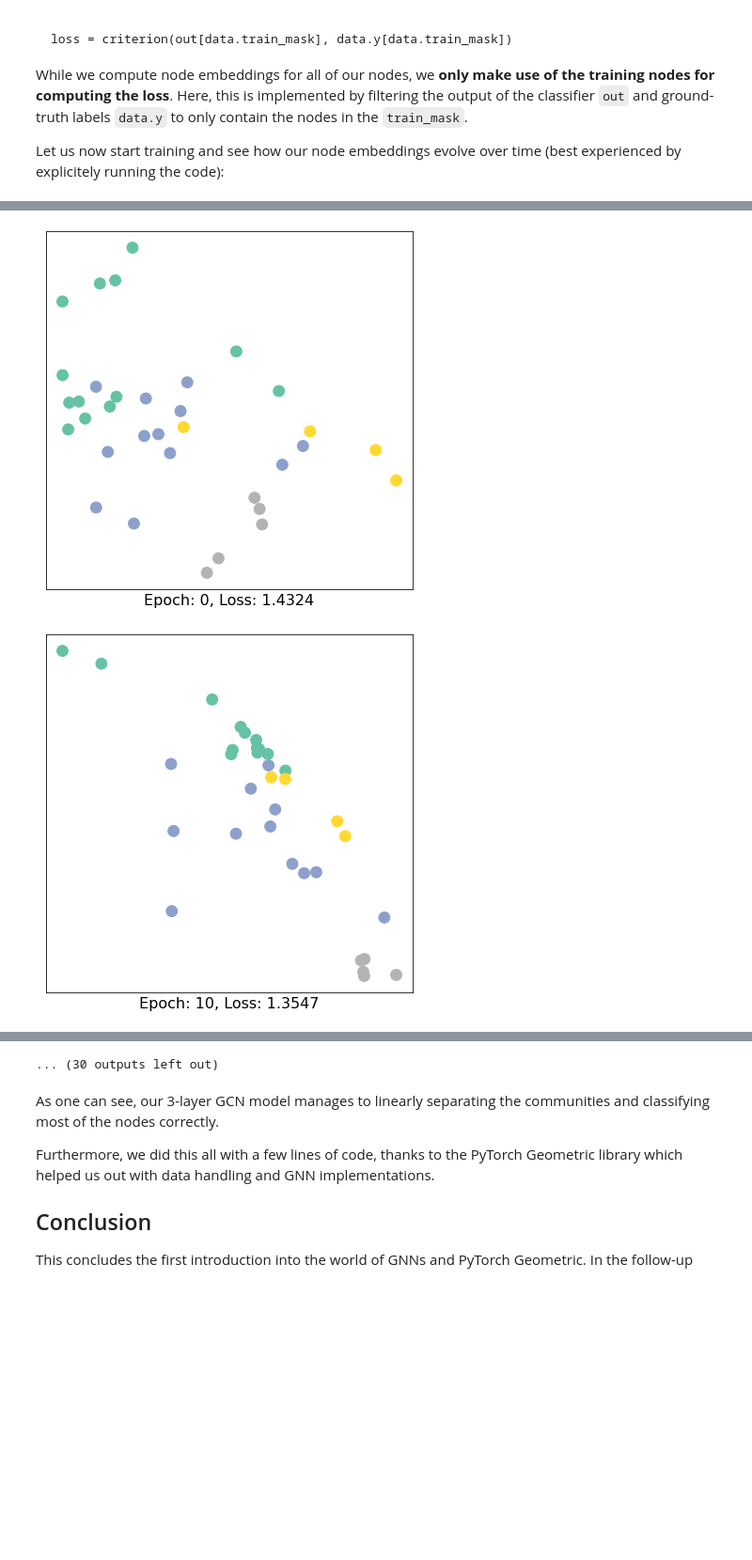
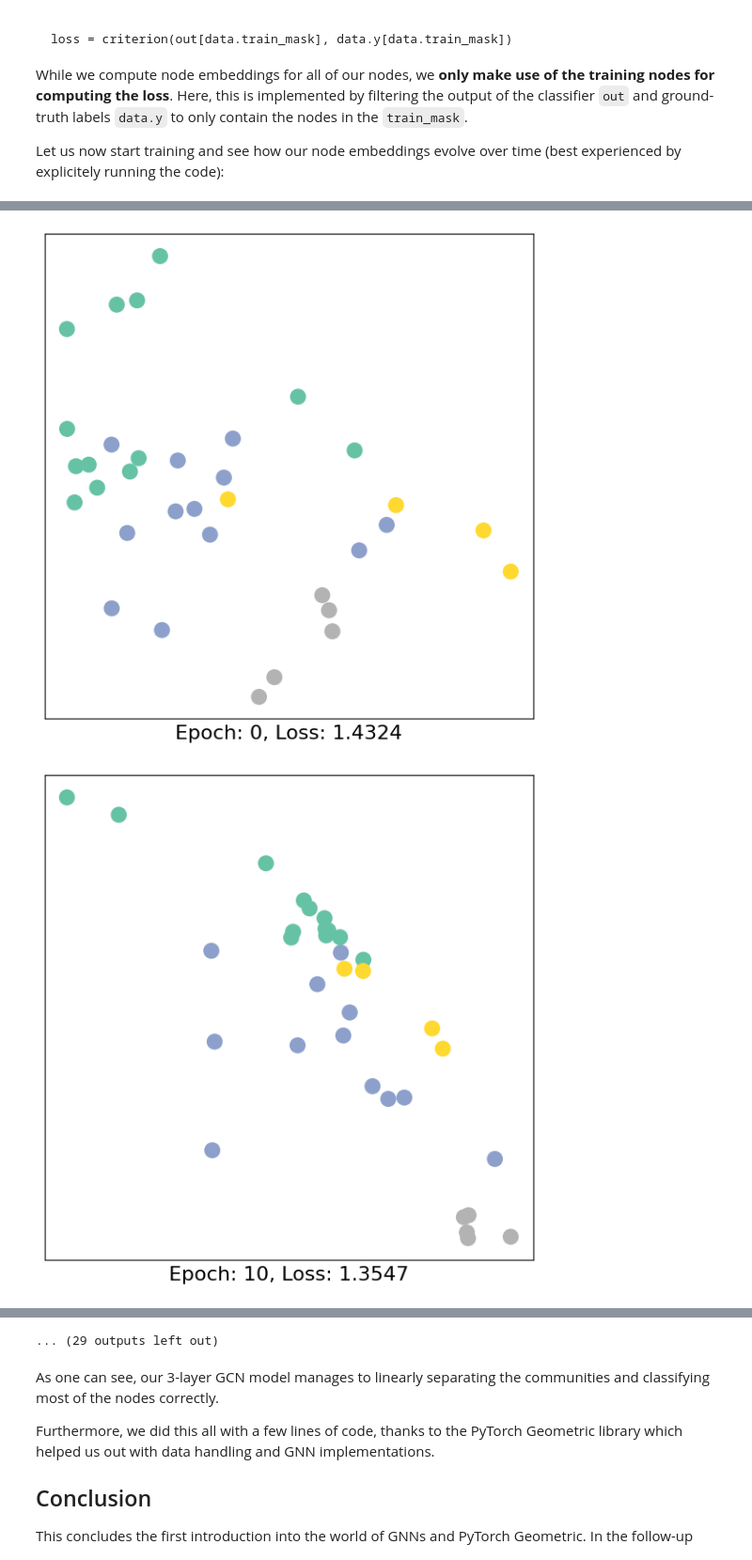
Before and after one commit to AkashHiregange/personal_projects, a Jupyter notebook: GNN/GCN_karate_club/karate_club_clustering.ipynb, the cells around one changed output, grey strips where cells are left out. Shown at 94% size. Drawn from its saved outputs; the diff is of its cells as text; code cells hidden in the pictures; blank space fills up the shorter version.

```diff
--- a/GNN/GCN_karate_club/karate_club_clustering.ipynb
+++ b/GNN/GCN_karate_club/karate_club_clustering.ipynb
@@ -266,8 +268,8 @@ Here, this is implemented by filtering the output of the classifier `out` and gr
 Let us now start training and see how our node embeddings evolve over time (best experienced by explicitely running the code):
 # %%
 import time
-from IPython.display import Javascript  # Restrict height of output cell.
-display(Javascript('''google.colab.output.setIframeHeight(0, true, {maxHeight: 430})'''))
+# from IPython.display import Javascript  # Restrict height of output cell.
+# display(Javascript('''google.colab.output.setIframeHeight(0, true, {maxHeight: 430})'''))
 
 model = GCN()
 criterion = torch.nn.CrossEntropyLoss()  # Define loss criterion.
@@ -291,2 +292,2 @@ for epoch in range(401):
-[figure, old version]
+[figure, new version]
-[figure, old version]
+[figure, new version]
@@ -302,4 +304,4 @@ for epoch in range(401):
-... (30 outputs left out)
+... (29 outputs left out)
 # %% [markdown]
 As one can see, our 3-layer GCN model manages to linearly separating the communities and classifying most of the nodes correctly.
 
```
Also changed, not shown: parts of 6 cells of this notebook.
